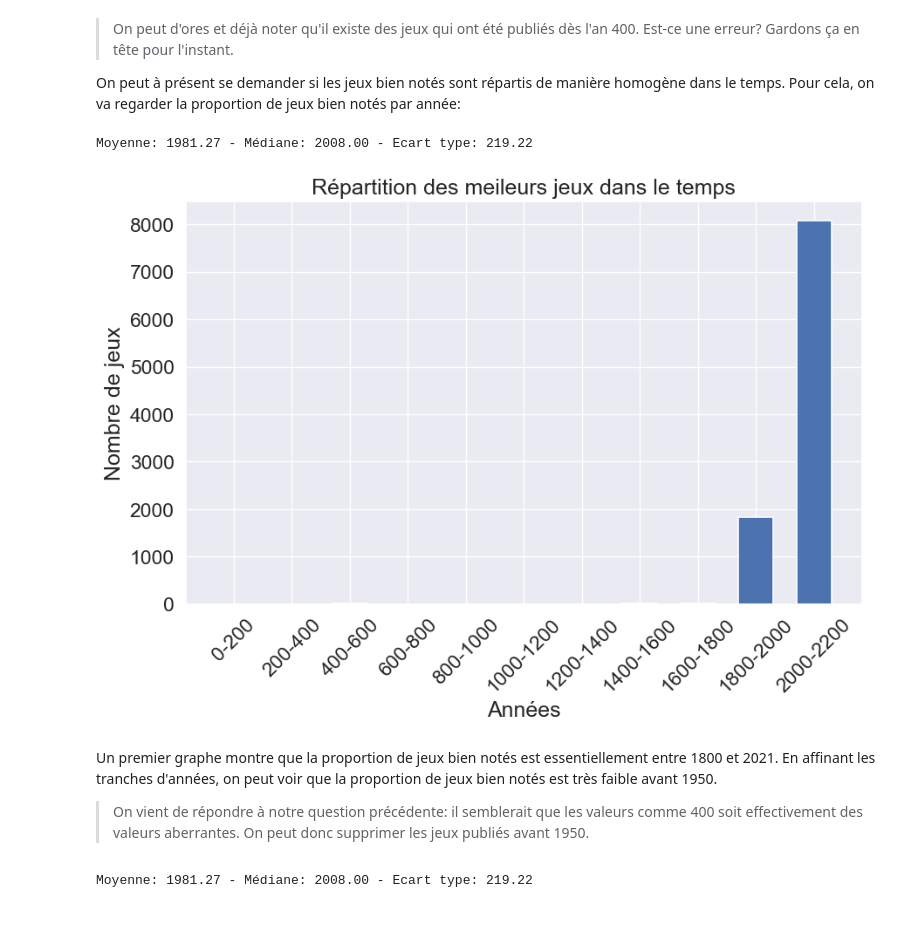
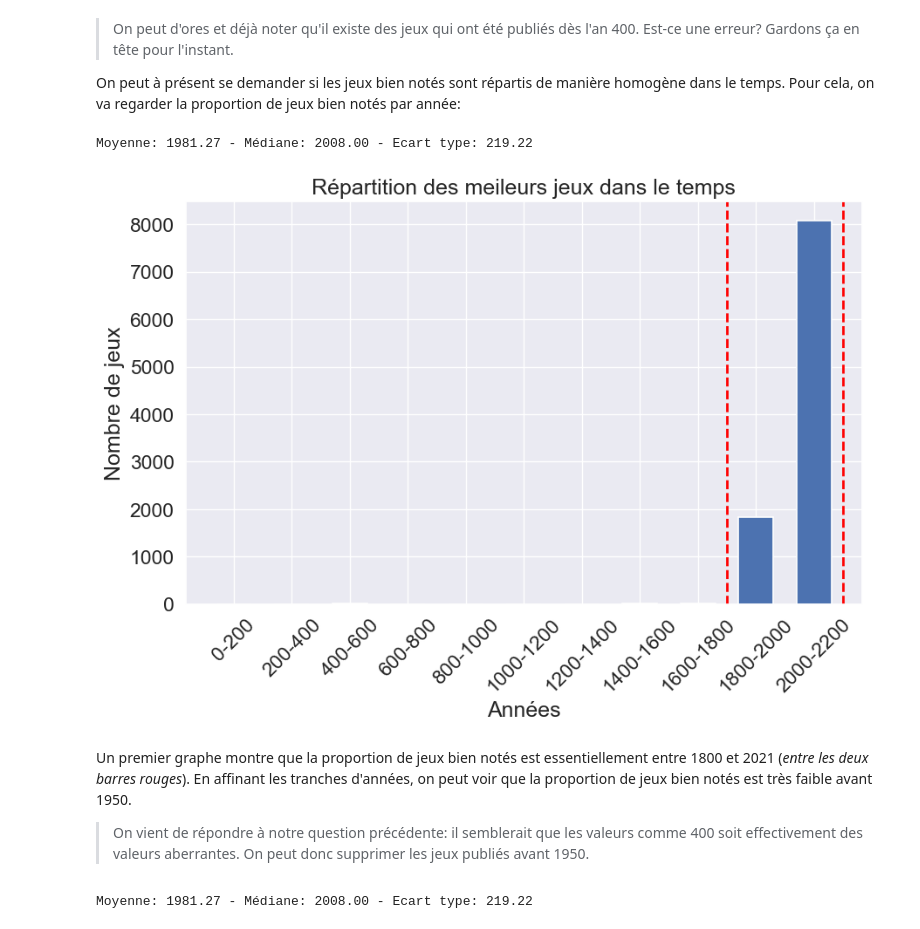
Before and after one commit to LOISGALLAUD/issd, a Jupyter notebook: PROJET/LGALLAUD.ipynb, the cells around one changed output. Drawn from its saved outputs; the diff is of its cells as text; code cells hidden in the pictures.

Commit message:
added images

```diff
--- a/PROJET/LGALLAUD.ipynb
+++ b/PROJET/LGALLAUD.ipynb
@@ -215,0 +226,28 @@ print(len(good_games))
+# %%
+# Intervalles de 10 ans
+intervals = [[i, i+200] for i in range(0, 1000, 200)]
+
+# Calcul du nombre de jeux par intervalle
+amounts = []
+for interval in intervals:
+    i, j = interval
+    games_in_interval = good_games[(good_games['usersrated'] >= i) & (good_games['usersrated'] < j)]
+    amounts.append(len(games_in_interval))
+
+# Calcul de la moyenne, médiane et de l'écart type
+mean = df['yearpublished'].mean()
+median = df['yearpublished'].median()
+std = df['yearpublished'].std()
+print(f"Moyenne: {mean:.2f} - Médiane: {median:.2f} - Ecart type: {std:.2f}")
+
+# Création de l'histogramme en barres
+plt.figure(figsize=(10,6))
+plt.title("Répartition des meileurs jeux dans le temps")
+plt.xlabel("Années")
+plt.xticks(rotation=45)
+plt.ylabel("Nombre de jeux")
+
+labels = [f"{i}-{i+200}" for i in range(0, 1000, 200)]
+plt.bar(labels, amounts, linewidth=1.2, width=0.6)
+
+plt.show()
@@ -264,35 +305,39 @@ On peut à présent se demander si les jeux bien notés sont répartis de maniè
 # %%
 # Intervalles de 10 ans
 intervals = [[i, i+200] for i in range(0, 2021, 200)]
 
 # Calcul du nombre de jeux par intervalle
 amounts = []
 for interval in intervals:
     i, j = interval
     games_in_interval = valid_years[(valid_years['yearpublished'] >= i) & (valid_years['yearpublished'] < j)]
     amounts.append(len(games_in_interval))
 
 # Calcul de la moyenne, médiane et de l'écart type
 mean = df['yearpublished'].mean()
 median = df['yearpublished'].median()
 std = df['yearpublished'].std()
 print(f"Moyenne: {mean:.2f} - Médiane: {median:.2f} - Ecart type: {std:.2f}")
 
 # Création de l'histogramme en barres
 plt.figure(figsize=(10,6))
 plt.title("Répartition des meileurs jeux dans le temps")
 plt.xlabel("Années")
 plt.xticks(rotation=45)
 plt.ylabel("Nombre de jeux")
 
 labels = [f"{i}-{i+200}" for i in range(0, 2021, 200)]
 plt.bar(labels, amounts, linewidth=1.2, width=0.6)
+
+plt.axvline(8.5, color='red', linestyle='dashed', linewidth=2) # Valeurs 8.5 et 10.5 choisies arbitrairement
+plt.axvline(10.5, color='red', linestyle='dashed', linewidth=2) # pour mieux voir la repartition des jeux dans le temps
+
 plt.show()
 # %% [output]
 Moyenne: 1981.27 - Médiane: 2008.00 - Ecart type: 219.22
-[figure, old version]
+[figure, new version]
 # %% [markdown]
-Un premier graphe montre que la proportion de jeux bien notés est essentiellement entre 1800 et 2021. En affinant les tranches d'années, on peut voir que la proportion de jeux bien notés est très faible avant 1950.
+Un premier graphe montre que la proportion de jeux bien notés est essentiellement entre 1800 et 2021 (_entre les deux barres rouges_). En affinant les tranches d'années, on peut voir que la proportion de jeux bien notés est très faible avant 1950.
 
 > On vient de répondre à notre question précédente: il semblerait que les valeurs comme 400 soit effectivement des valeurs aberrantes. On peut donc supprimer les jeux publiés avant 1950.
 # %%
```
Also changed, not shown: parts of 10 cells of this notebook.
